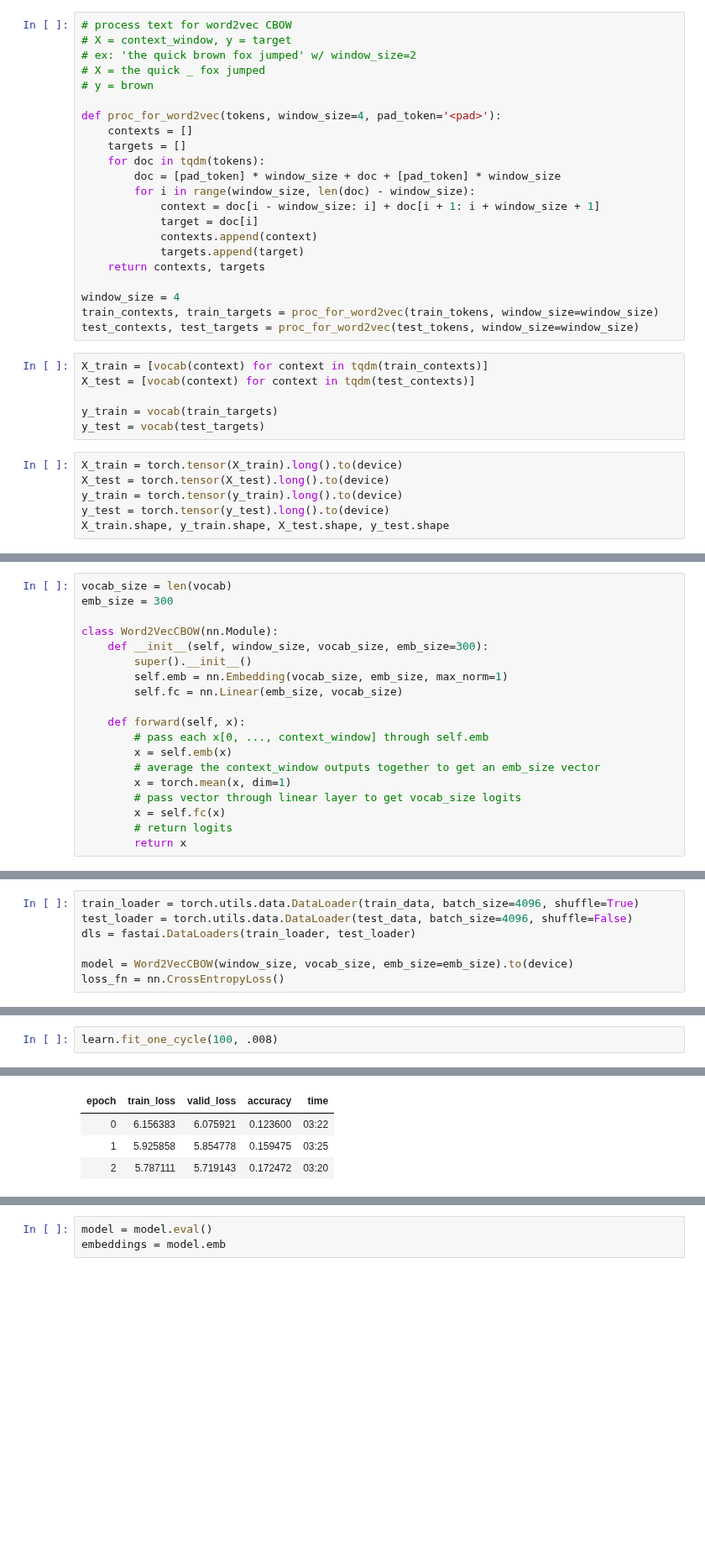
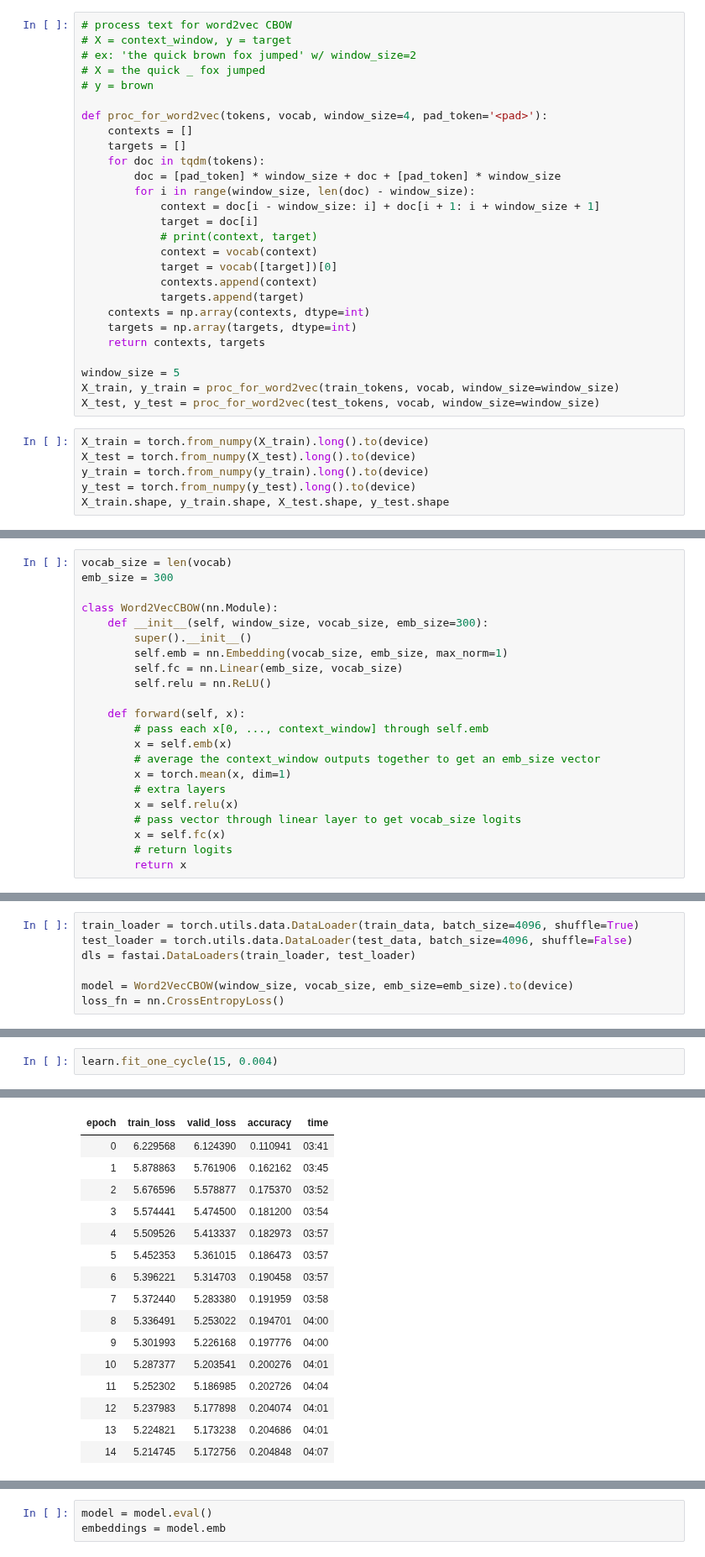
Before and after one commit to rkingery/notebooks, a Jupyter notebook: nlp-review.ipynb, the cells around one changed output, grey strips where cells are left out. Shown at 84% size. Drawn from its saved outputs; the diff is of its cells as text; blank space fills up the shorter version.

```diff
--- a/nlp-review.ipynb
+++ b/nlp-review.ipynb
@@ -890,7 +892,7 @@ test_tokens = (doc for doc in test_tokens if len(doc) > 10 and len(doc) < 100)
 # X = the quick _ fox jumped
 # y = brown
 
-def proc_for_word2vec(tokens, window_size=4, pad_token='<pad>'):
+def proc_for_word2vec(tokens, vocab, window_size=4, pad_token='<pad>'):
     contexts = []
     targets = []
     for doc in tqdm(tokens):
@@ -898,23 +900,22 @@ def proc_for_word2vec(tokens, window_size=4, pad_token='<pad>'):
         for i in range(window_size, len(doc) - window_size):
             context = doc[i - window_size: i] + doc[i + 1: i + window_size + 1]
             target = doc[i]
+            # print(context, target)
+            context = vocab(context)
+            target = vocab([target])[0]
             contexts.append(context)
             targets.append(target)
+    contexts = np.array(contexts, dtype=int)
+    targets = np.array(targets, dtype=int)
     return contexts, targets
 
-window_size = 4
-train_contexts, train_targets = proc_for_word2vec(train_tokens, window_size=window_size)
-test_contexts, test_targets = proc_for_word2vec(test_tokens, window_size=window_size)
+window_size = 5
+X_train, y_train = proc_for_word2vec(train_tokens, vocab, window_size=window_size)
+X_test, y_test = proc_for_word2vec(test_tokens, vocab, window_size=window_size)
-# %%
-X_train = [vocab(context) for context in tqdm(train_contexts)]
-X_test = [vocab(context) for context in tqdm(test_contexts)]
-
-y_train = vocab(train_targets)
-y_test = vocab(test_targets)
 # %%
-X_train = torch.tensor(X_train).long().to(device)
-X_test = torch.tensor(X_test).long().to(device)
-y_train = torch.tensor(y_train).long().to(device)
-y_test = torch.tensor(y_test).long().to(device)
+X_train = torch.from_numpy(X_train).long().to(device)
+X_test = torch.from_numpy(X_test).long().to(device)
+y_train = torch.from_numpy(y_train).long().to(device)
+y_test = torch.from_numpy(y_test).long().to(device)
 X_train.shape, y_train.shape, X_test.shape, y_test.shape
 # %% [output]
@@ -979,12 +959,15 @@ class Word2VecCBOW(nn.Module):
         super().__init__()
         self.emb = nn.Embedding(vocab_size, emb_size, max_norm=1)
         self.fc = nn.Linear(emb_size, vocab_size)
+        self.relu = nn.ReLU()
 
     def forward(self, x):
         # pass each x[0, ..., context_window] through self.emb
         x = self.emb(x)
         # average the context_window outputs together to get an emb_size vector
         x = torch.mean(x, dim=1)
+        # extra layers
+        x = self.relu(x)
         # pass vector through linear layer to get vocab_size logits
         x = self.fc(x)
         # return logits
@@ -1013,3 +996,3 @@ SuggestedLRs(valley=0.010964781977236271)
 # %%
-learn.fit_one_cycle(100, .008)
+learn.fit_one_cycle(15, 0.004)
 # %% [output]
@@ -1017,4 +999,16 @@ learn.fit_one_cycle(100, .008)
 | epoch | train_loss | valid_loss | accuracy | time |
-| 0 | 6.156383 | 6.075921 | 0.123600 | 03:22 |
-| 1 | 5.925858 | 5.854778 | 0.159475 | 03:25 |
-| 2 | 5.787111 | 5.719143 | 0.172472 | 03:20 |
+| 0 | 6.229568 | 6.124390 | 0.110941 | 03:41 |
+| 1 | 5.878863 | 5.761906 | 0.162162 | 03:45 |
+| 2 | 5.676596 | 5.578877 | 0.175370 | 03:52 |
+| 3 | 5.574441 | 5.474500 | 0.181200 | 03:54 |
+| 4 | 5.509526 | 5.413337 | 0.182973 | 03:57 |
+| 5 | 5.452353 | 5.361015 | 0.186473 | 03:57 |
+| 6 | 5.396221 | 5.314703 | 0.190458 | 03:57 |
+| 7 | 5.372440 | 5.283380 | 0.191959 | 03:58 |
+| 8 | 5.336491 | 5.253022 | 0.194701 | 04:00 |
+| 9 | 5.301993 | 5.226168 | 0.197776 | 04:00 |
+| 10 | 5.287377 | 5.203541 | 0.200276 | 04:01 |
+| 11 | 5.252302 | 5.186985 | 0.202726 | 04:04 |
+| 12 | 5.237983 | 5.177898 | 0.204074 | 04:01 |
+| 13 | 5.224821 | 5.173238 | 0.204686 | 04:01 |
+| 14 | 5.214745 | 5.172756 | 0.204848 | 04:07 |
```
Also changed, not shown: parts of 39 cells of this notebook.
